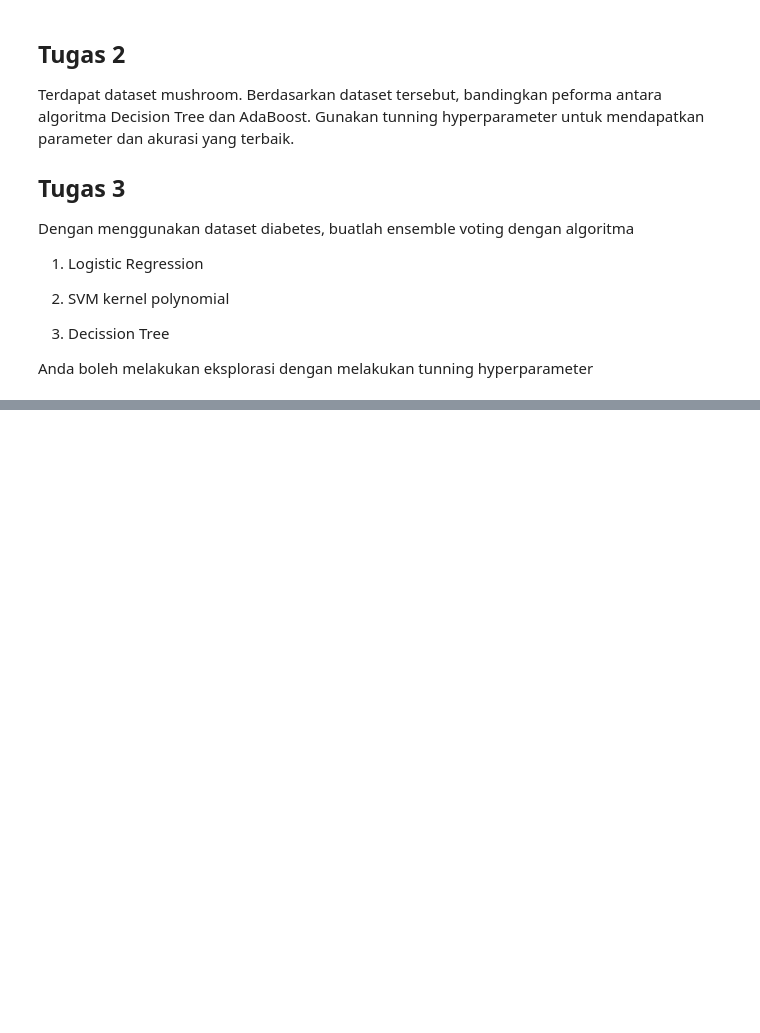
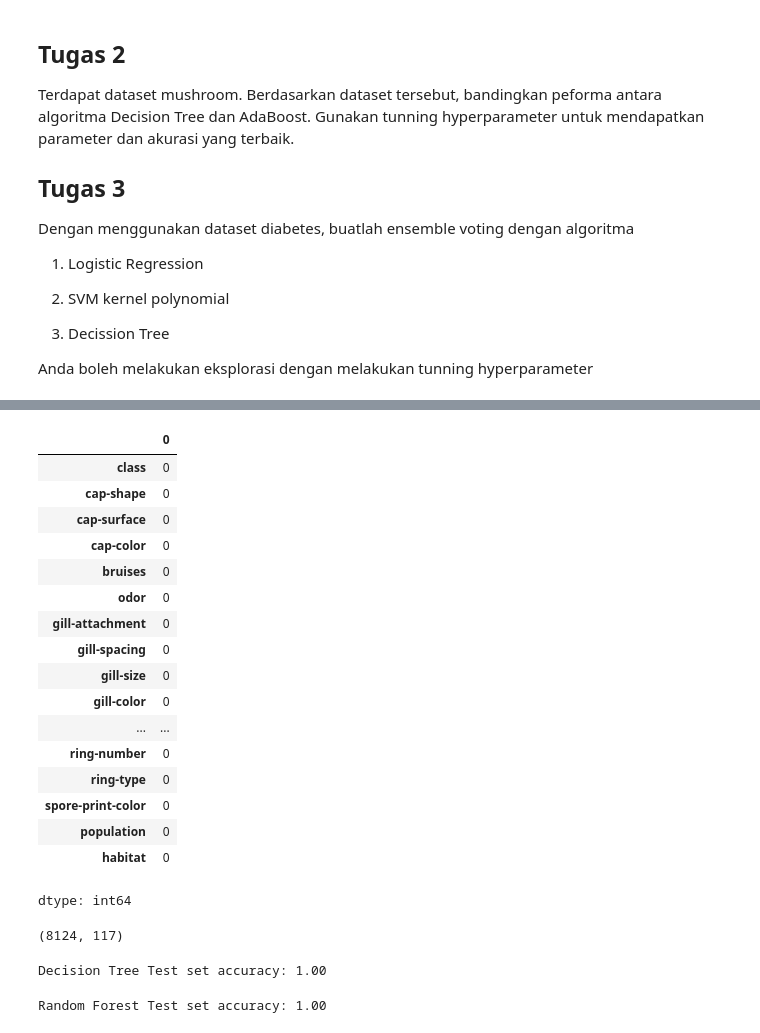
Before and after one commit to AfrizalDS/MachineLearning, a Jupyter notebook: Tugas.ipynb, the cells around one changed output, grey strips where cells are left out. Drawn from its saved outputs; the diff is of its cells as text; code cells hidden in the pictures; blank space fills up the shorter version.

```diff
--- a/Tugas.ipynb
+++ b/Tugas.ipynb
@@ -24,0 +46,34 @@ Anda boleh melakukan eksplorasi dengan melakukan tunning hyperparameter
+# %%
+# Cek kolom null
+df.isnull().sum()
+# %% [output]
+|  | 0 |
+| class | 0 |
+| cap-shape | 0 |
+| cap-surface | 0 |
+| cap-color | 0 |
+| bruises | 0 |
+| odor | 0 |
+| gill-attachment | 0 |
+| gill-spacing | 0 |
+| gill-size | 0 |
+| gill-color | 0 |
+| ... | ... |
+| ring-number | 0 |
+| ring-type | 0 |
+| spore-print-color | 0 |
+| population | 0 |
+| habitat | 0 |
+dtype: int64
+# %%
+# Feature selection
+X = df.drop(columns=['class'])
+y = df['class'].map({'p': 1, 'e': 0})
+
+# Convert categorical features to numerical using one-hot encoding
+X = pd.get_dummies(X)
+
+# Check the shape of features and instances
+print(X.shape)
+# %% [output]
+(8124, 117)
@@ -24,0 +83,26 @@ Anda boleh melakukan eksplorasi dengan melakukan tunning hyperparameter
+# %%
+# Decision Tree Classifier
+dt = DecisionTreeClassifier()
+dt.fit(X_train, y_train)
+
+# Predict on test set
+y_pred_dt = dt.predict(X_test)
+
+# Calculate accuracy
+acc_dt = accuracy_score(y_test, y_pred_dt)
+print("Decision Tree Test set accuracy: {:.2f}".format(acc_dt))
+# %% [output]
+Decision Tree Test set accuracy: 1.00
+# %%
+# Random Forest Classifier
+rf = RandomForestClassifier(n_estimators=10, random_state=1)
+rf.fit(X_train, y_train)
+
+# Predict on test set
+y_pred_rf = rf.predict(X_test)
+
+# Calculate accuracy
+acc_rf = accuracy_score(y_test, y_pred_rf)
+print("Random Forest Test set accuracy: {:.2f}".format(acc_rf))
+# %% [output]
+Random Forest Test set accuracy: 1.00
```
Also changed, not shown: parts of 28 cells of this notebook.
